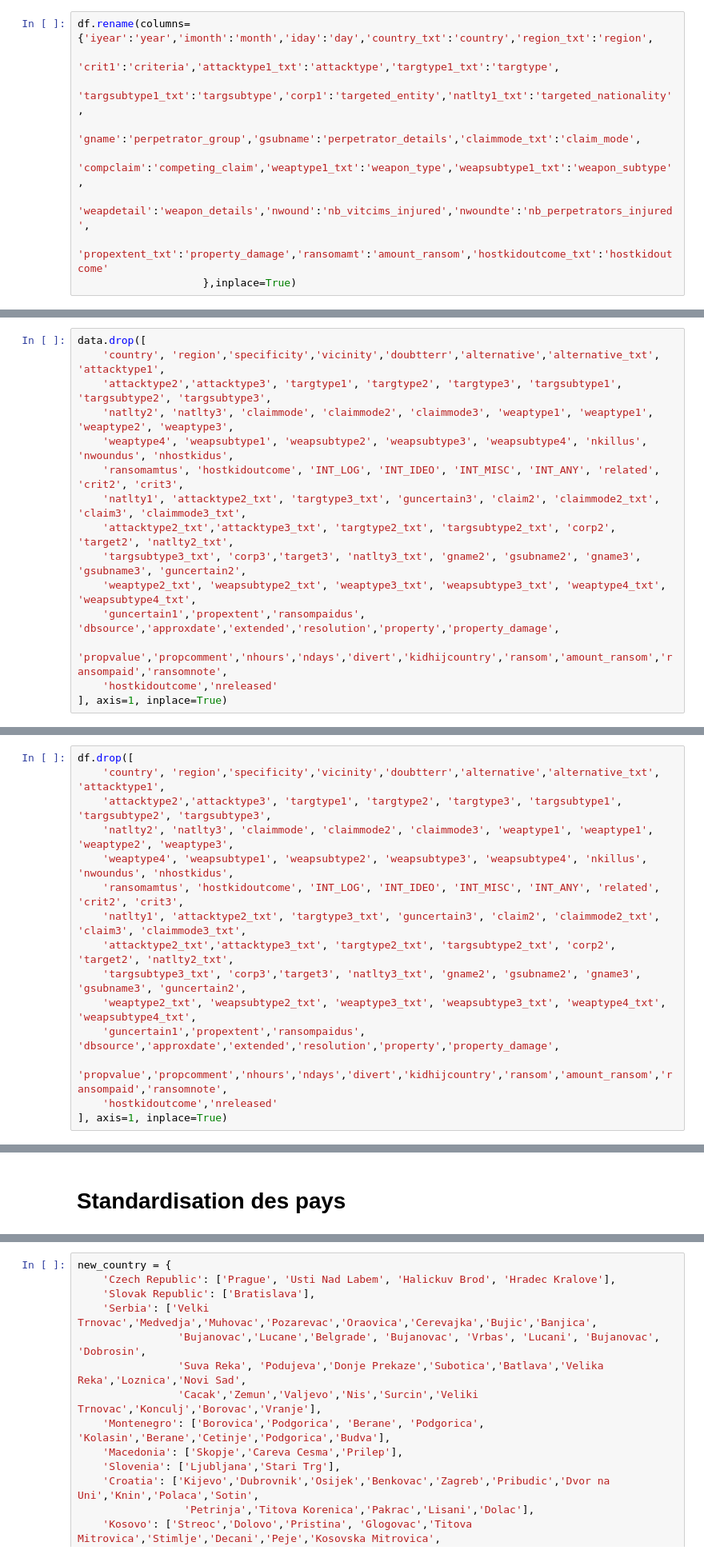
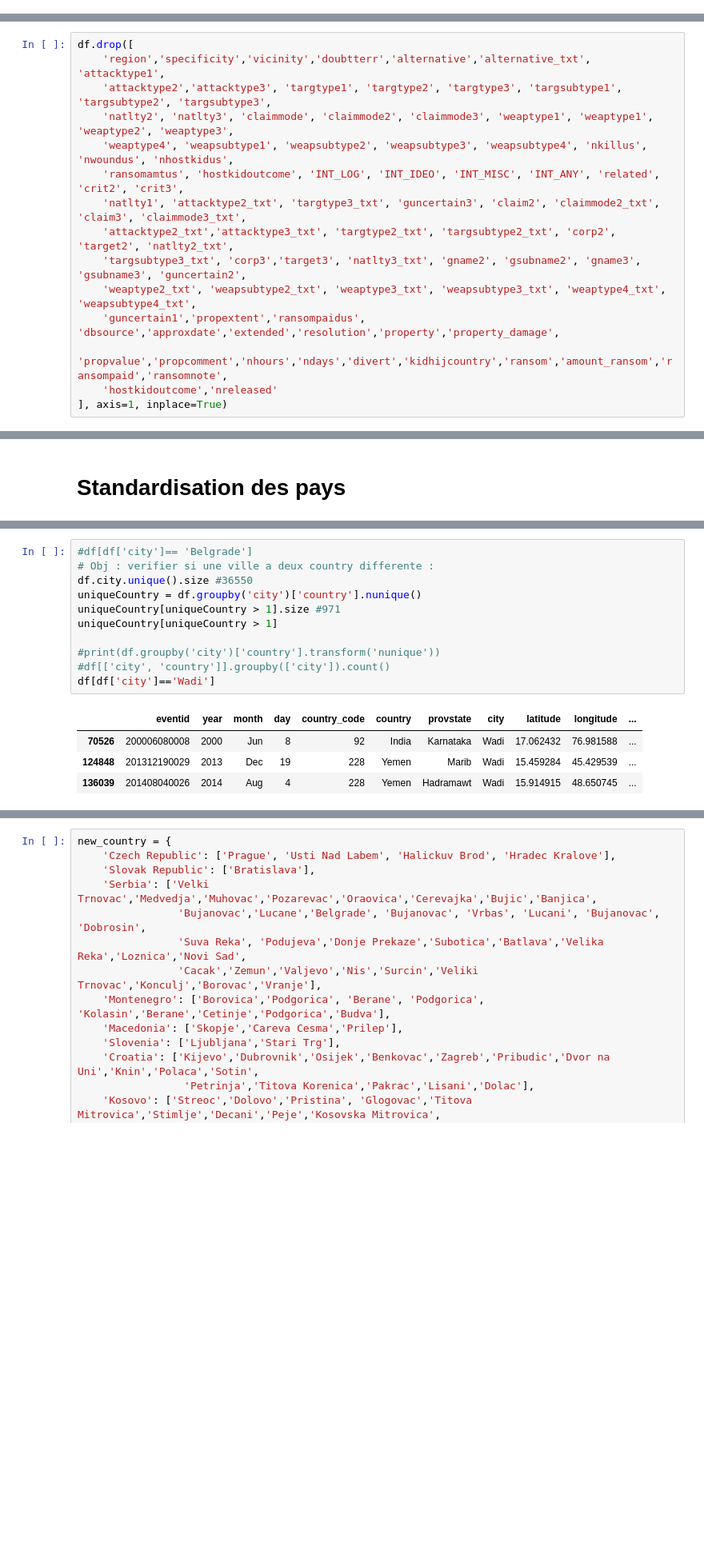
Before and after one commit to audacesk/project_dataviz2_imsd, a Jupyter notebook: data_processing.ipynb, the cells around one changed output, grey strips where cells are left out. Shown: that part at 80% size. Drawn from its saved outputs; the diff is of its cells as text; blank space fills up the shorter version.

```diff
--- a/data_processing.ipynb
+++ b/data_processing.ipynb
@@ -139,19 +101,10 @@ See the caveats in the documentation: http://pandas.pydata.org/pandas-docs/stabl
-# %%
-df.rename(columns={'iyear':'year','imonth':'month','iday':'day','country_txt':'country','region_txt':'region',
-                     'crit1':'criteria','attacktype1_txt':'attacktype','targtype1_txt':'targtype',
-                     'targsubtype1_txt':'targsubtype','corp1':'targeted_entity','natlty1_txt':'targeted_nationality',
-                     'gname':'perpetrator_group','gsubname':'perpetrator_details','claimmode_txt':'claim_mode',
-                     'compclaim':'competing_claim','weaptype1_txt':'weapon_type','weapsubtype1_txt':'weapon_subtype',
-                     'weapdetail':'weapon_details','nwound':'nb_vitcims_injured','nwoundte':'nb_perpetrators_injured',
-                     'propextent_txt':'property_damage','ransomamt':'amount_ransom','hostkidoutcome_txt':'hostkidoutcome'
-                    },inplace=True)
 # %% [markdown]
 # Suppression des colonnes non utilisées pour l'analyse
 # %% [markdown]
 ##### Pour cette analyse, nous nous baserons uniquement sur valeurs principales => Nous conserverons les données "1" de crit, attacktype_txt, targtype_txt, corp, ,target, targtype ...
 # %%
-data.drop([
-    'country', 'region','specificity','vicinity','doubtterr','alternative','alternative_txt', 'attacktype1',
+df.drop([
+    'region','specificity','vicinity','doubtterr','alternative','alternative_txt', 'attacktype1',
     'attacktype2','attacktype3', 'targtype1', 'targtype2', 'targtype3', 'targsubtype1', 'targsubtype2', 'targsubtype3',
     'natlty2', 'natlty3', 'claimmode', 'claimmode2', 'claimmode3', 'weaptype1', 'weaptype1', 'weaptype2', 'weaptype3',
     'weaptype4', 'weapsubtype1', 'weapsubtype2', 'weapsubtype3', 'weapsubtype4', 'nkillus', 'nwoundus', 'nhostkidus',
@@ -172,15 +119,0 @@ See the caveats in the documentation: http://pandas.pydata.org/pandas-docs/stabl
-# %%
-df.drop([
-    'country', 'region','specificity','vicinity','doubtterr','alternative','alternative_txt', 'attacktype1',
-    'attacktype2','attacktype3', 'targtype1', 'targtype2', 'targtype3', 'targsubtype1', 'targsubtype2', 'targsubtype3',
-    'natlty2', 'natlty3', 'claimmode', 'claimmode2', 'claimmode3', 'weaptype1', 'weaptype1', 'weaptype2', 'weaptype3',
-    'weaptype4', 'weapsubtype1', 'weapsubtype2', 'weapsubtype3', 'weapsubtype4', 'nkillus', 'nwoundus', 'nhostkidus',
-    'ransomamtus', 'hostkidoutcome', 'INT_LOG', 'INT_IDEO', 'INT_MISC', 'INT_ANY', 'related', 'crit2', 'crit3',
-    'natlty1', 'attacktype2_txt', 'targtype3_txt', 'guncertain3', 'claim2', 'claimmode2_txt', 'claim3', 'claimmode3_txt',
-    'attacktype2_txt','attacktype3_txt', 'targtype2_txt', 'targsubtype2_txt', 'corp2', 'target2', 'natlty2_txt',
-    'targsubtype3_txt', 'corp3','target3', 'natlty3_txt', 'gname2', 'gsubname2', 'gname3', 'gsubname3', 'guncertain2',
-    'weaptype2_txt', 'weapsubtype2_txt', 'weaptype3_txt', 'weapsubtype3_txt', 'weaptype4_txt', 'weapsubtype4_txt',
-    'guncertain1','propextent','ransompaidus', 'dbsource','approxdate','extended','resolution','property','property_damage',
-    'propvalue','propcomment','nhours','ndays','divert','kidhijcountry','ransom','amount_ransom','ransompaid','ransomnote',
-    'hostkidoutcome','nreleased'
-], axis=1, inplace=True)
@@ -211,0 +126,16 @@ test = df.copy()
+# %%
+#df[df['city']== 'Belgrade']
+# Obj : verifier si une ville a deux country differente :
+df.city.unique().size #36550
+uniqueCountry = df.groupby('city')['country'].nunique()
+uniqueCountry[uniqueCountry > 1].size #971
+uniqueCountry[uniqueCountry > 1]
+
+#print(df.groupby('city')['country'].transform('nunique'))
+#df[['city', 'country']].groupby(['city']).count()
+df[df['city']=='Wadi']
+# %% [output]
+|  | eventid | year | month | day | country_code | country | provstate | city | latitude | longitude | ... |
+| 70526 | 200006080008 | 2000 | Jun | 8 | 92 | India | Karnataka | Wadi | 17.062432 | 76.981588 | ... |
+| 124848 | 201312190029 | 2013 | Dec | 19 | 228 | Yemen | Marib | Wadi | 15.459284 | 45.429539 | ... |
+| 136039 | 201408040026 | 2014 | Aug | 4 | 228 | Yemen | Hadramawt | Wadi | 15.914915 | 48.650745 | ... |
```
Also changed, not shown: parts of 37 cells of this notebook.
